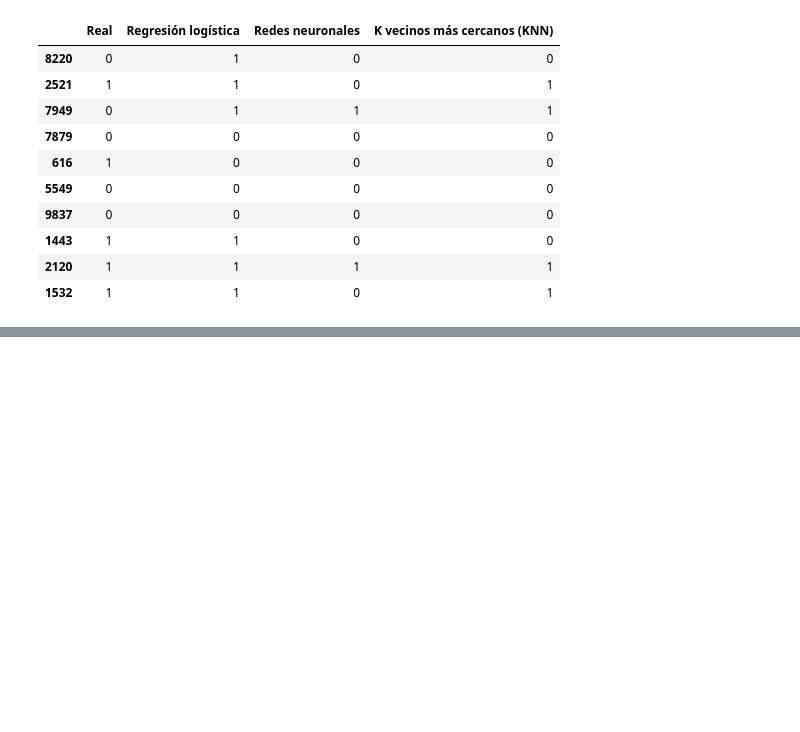
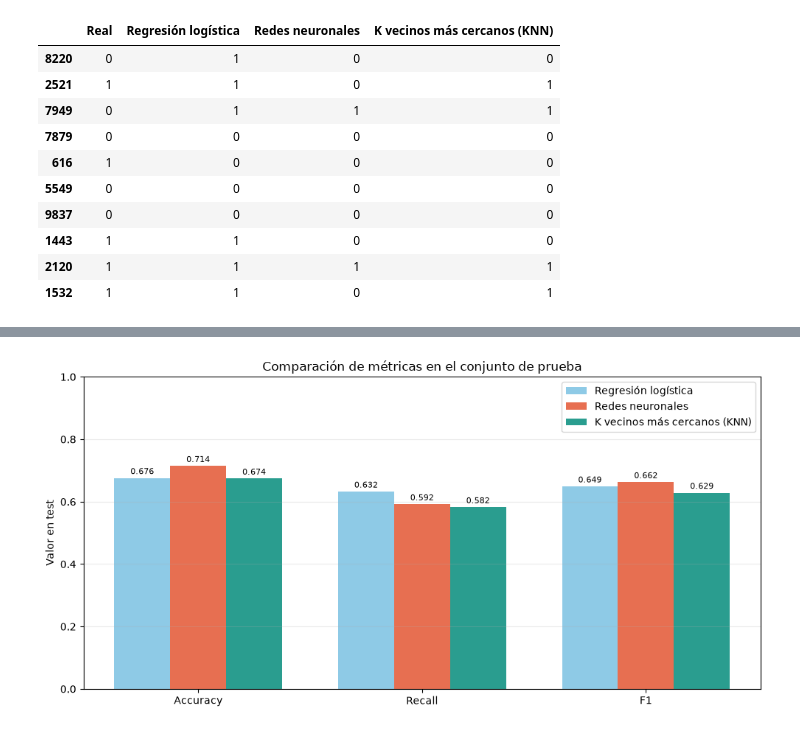
Before and after one commit to alex72hD/ComparacionDeClasificadores, a Jupyter notebook: notebooks/Clasificadores.ipynb, the cells around one changed output, grey strips where cells are left out. Saved outputs shown, nothing was run; the diff lists cells and outputs as text; code cells hidden in the pictures; blank space fills up the shorter version.

```diff
--- a/notebooks/Clasificadores.ipynb
+++ b/notebooks/Clasificadores.ipynb
@@ -432,0 +452,23 @@ Predicciones de prueba (primeras 10 filas):
+# %%
+test_metrics = tabla_metricas[tabla_metricas["Conjunto"] == "Test"].set_index("Clasificador")
+metric_cols = ["Accuracy", "Exhaustividad (yes)", "F1 (yes)"]
+metric_labels = ["Accuracy", "Recall", "F1"]
+colors = ["#8ecae6", "#e76f51", "#2a9d8f"]
+
+fig, ax = plt.subplots(figsize=(10, 5))
+x = np.arange(len(metric_cols))
+width = 0.25
+for i, (name, color) in enumerate(zip(searches, colors)):
+    bars = ax.bar(x + (i - 1) * width, test_metrics.loc[name, metric_cols].to_numpy(),
+                  width, label=name, color=color)
+    ax.bar_label(bars, fmt="%.3f", padding=2, fontsize=8)
+ax.set_xticks(x, metric_labels)
+ax.set_ylim(0, 1)
+ax.set_ylabel("Valor en test")
+ax.set_title("Comparación de métricas en el conjunto de prueba")
+ax.legend()
+ax.grid(axis="y", alpha=0.25)
+fig.tight_layout()
+plt.show()
+# %% [output]
+[figure, added]
```
Also changed, not shown: parts of 6 cells of this notebook.
